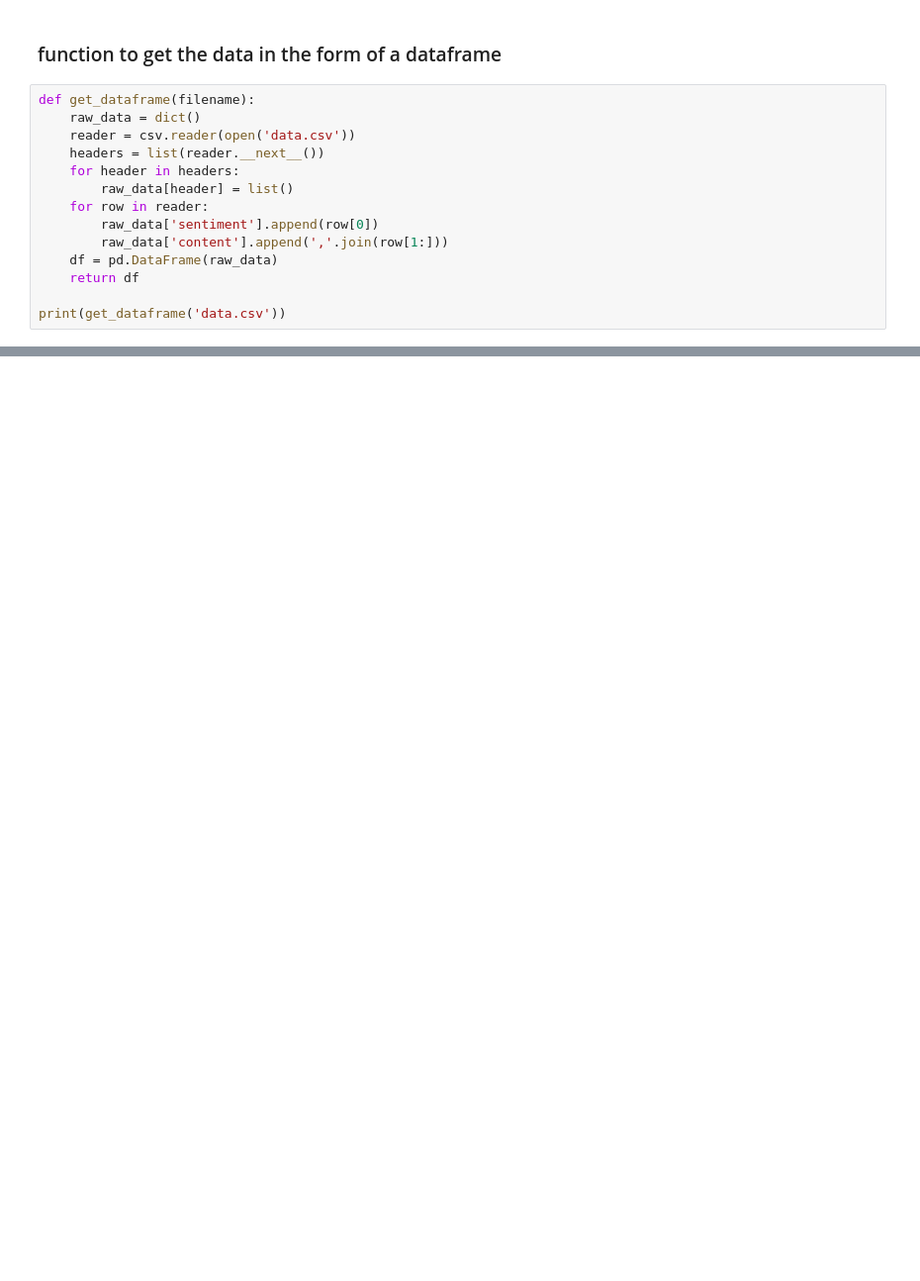
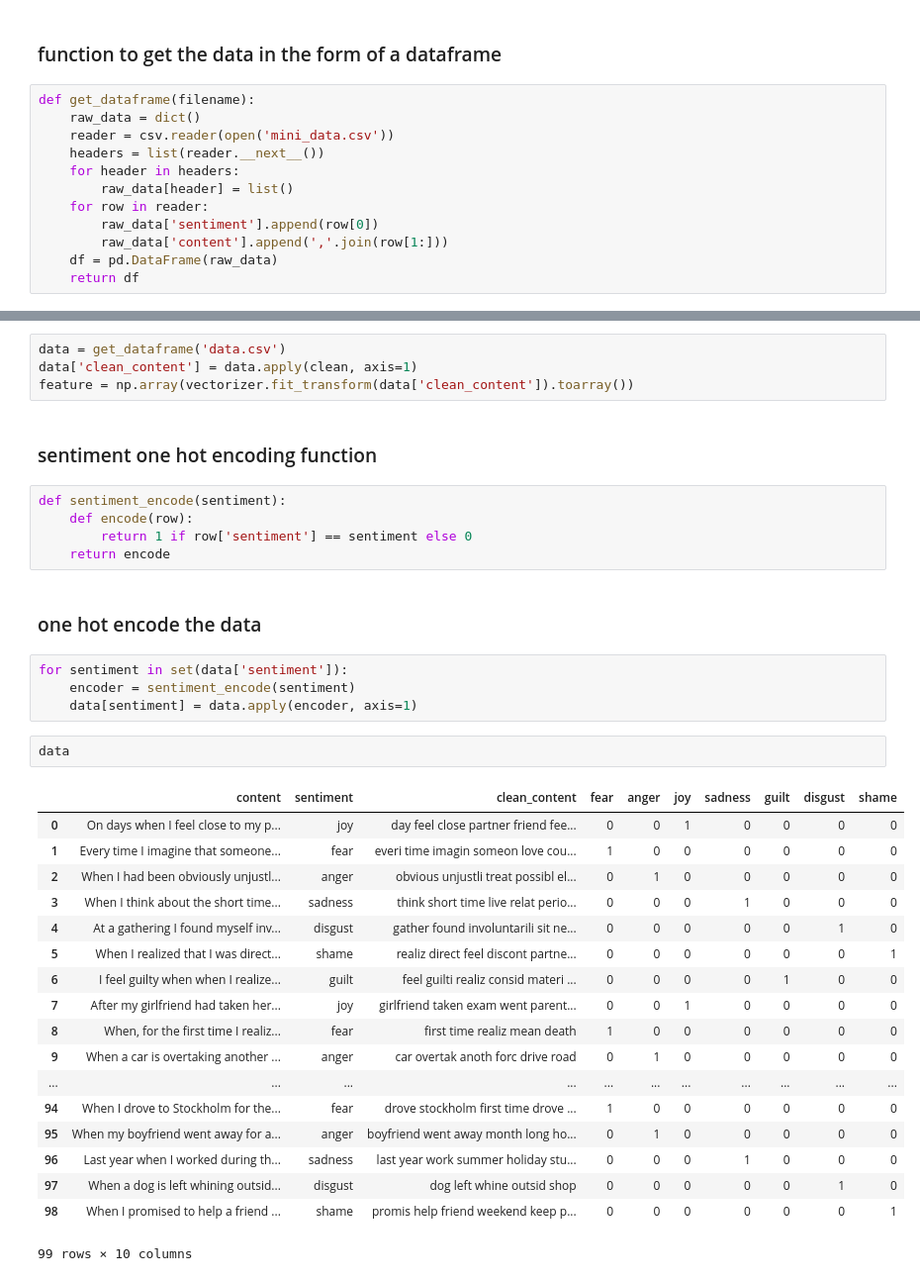
Before and after one commit to Nipun-M/SentimentAnalysis, a Jupyter notebook: word_features.ipynb, the cells around one changed output, grey strips where cells are left out. Shown: that part at 99% size. Saved outputs shown, nothing was run; the diff lists cells and outputs as text; blank space fills up the shorter version.

```diff
--- a/word_features.ipynb
+++ b/word_features.ipynb
@@ -25,7 +44,7 @@ lemmatizer = WordNetLemmatizer()
 # %%
 def get_dataframe(filename):
     raw_data = dict()
-    reader = csv.reader(open('data.csv'))
+    reader = csv.reader(open('mini_data.csv'))
     headers = list(reader.__next__())
     for header in headers:
         raw_data[header] = list()
@@ -34,5 +53,3 @@ def get_dataframe(filename):
         raw_data['content'].append(','.join(row[1:]))
     df = pd.DataFrame(raw_data)
     return df
-
-print(get_dataframe('data.csv'))
@@ -108,0 +58,38 @@ processed
+# %%
+data = get_dataframe('data.csv')
+data['clean_content'] = data.apply(clean, axis=1)
+feature = np.array(vectorizer.fit_transform(data['clean_content']).toarray())
+# %% [markdown]
+### sentiment one hot encoding function
+# %%
+def sentiment_encode(sentiment):
+    def encode(row):
+        return 1 if row['sentiment'] == sentiment else 0
+    return encode
+# %% [markdown]
+### one hot encode the data
+# %%
+for sentiment in set(data['sentiment']):
+    encoder = sentiment_encode(sentiment)
+    data[sentiment] = data.apply(encoder, axis=1)
+# %%
+data
+# %% [output]
+|  | content | sentiment | clean_content | fear | anger | joy | sadness | guilt | disgust | shame |
+| 0 | On days when I feel close to my p... | joy | day feel close partner friend fee... | 0 | 0 | 1 | 0 | 0 | 0 | 0 |
+| 1 | Every time I imagine that someone... | fear | everi time imagin someon love cou... | 1 | 0 | 0 | 0 | 0 | 0 | 0 |
+| 2 | When I had been obviously unjustl... | anger | obvious unjustli treat possibl el... | 0 | 1 | 0 | 0 | 0 | 0 | 0 |
+| 3 | When I think about the short time... | sadness | think short time live relat perio... | 0 | 0 | 0 | 1 | 0 | 0 | 0 |
+| 4 | At a gathering I found myself inv... | disgust | gather found involuntarili sit ne... | 0 | 0 | 0 | 0 | 0 | 1 | 0 |
+| 5 | When I realized that I was direct... | shame | realiz direct feel discont partne... | 0 | 0 | 0 | 0 | 0 | 0 | 1 |
+| 6 | I feel guilty when when I realize... | guilt | feel guilti realiz consid materi ... | 0 | 0 | 0 | 0 | 1 | 0 | 0 |
+| 7 | After my girlfriend had taken her... | joy | girlfriend taken exam went parent... | 0 | 0 | 1 | 0 | 0 | 0 | 0 |
+| 8 | When, for the first time I realiz... | fear | first time realiz mean death | 1 | 0 | 0 | 0 | 0 | 0 | 0 |
+| 9 | When a car is overtaking another ... | anger | car overtak anoth forc drive road | 0 | 1 | 0 | 0 | 0 | 0 | 0 |
+| ... | ... | ... | ... | ... | ... | ... | ... | ... | ... | ... |
+| 94 | When I drove to Stockholm for the... | fear | drove stockholm first time drove ... | 1 | 0 | 0 | 0 | 0 | 0 | 0 |
+| 95 | When my boyfriend went away for a... | anger | boyfriend went away month long ho... | 0 | 1 | 0 | 0 | 0 | 0 | 0 |
+| 96 | Last year when I worked during th... | sadness | last year work summer holiday stu... | 0 | 0 | 0 | 1 | 0 | 0 | 0 |
+| 97 | When a dog is left whining outsid... | disgust | dog left whine outsid shop | 0 | 0 | 0 | 0 | 0 | 1 | 0 |
+| 98 | When I promised to help a friend ... | shame | promis help friend weekend keep p... | 0 | 0 | 0 | 0 | 0 | 0 | 1 |
+99 rows × 10 columns
```
Also changed, not shown: parts of 32 cells of this notebook, 1 other file.
